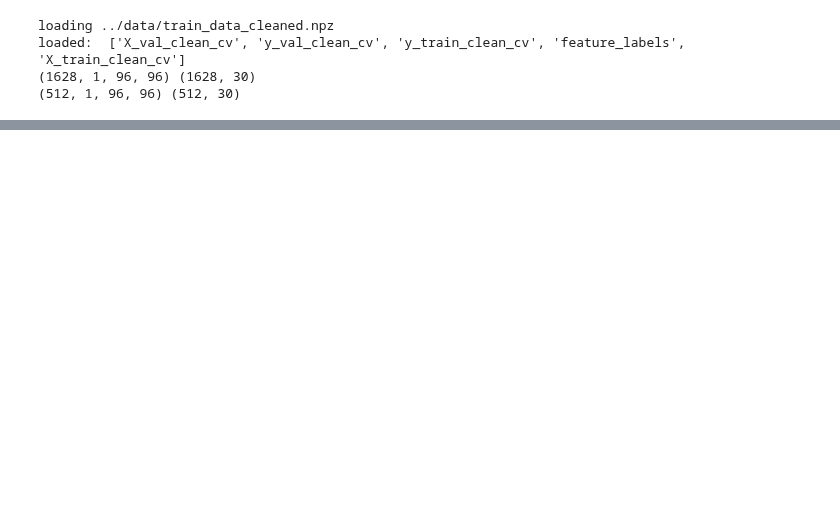
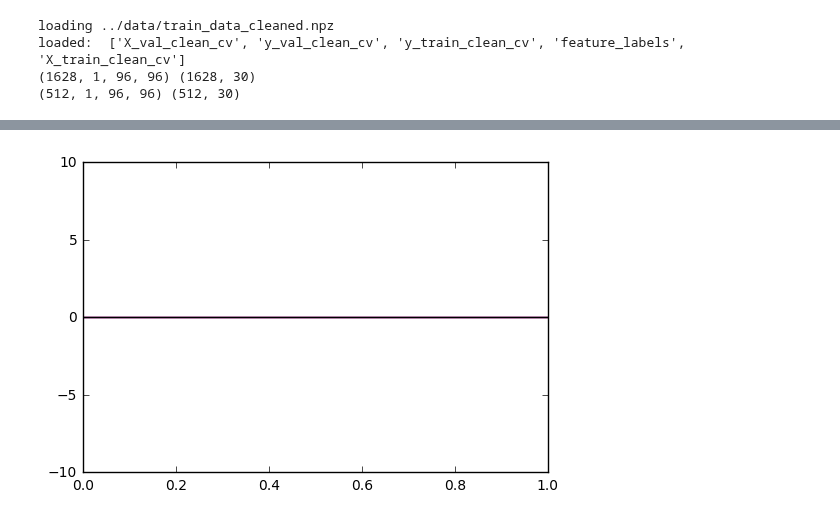
Before and after one commit to shaktisourav/facial_keypoint_recognition, a Jupyter notebook: src/facial_recog_le_net.ipynb, the cells around one changed output, grey strips where cells are left out. Drawn from its saved outputs; the diff is of its cells as text; code cells hidden in the pictures; blank space fills up the shorter version.

```diff
--- a/src/facial_recog_le_net.ipynb
+++ b/src/facial_recog_le_net.ipynb
@@ -315,3 +333,23 @@ ax1.set_ylim([0,1000])
+# %%
+# Determine training auto stop
+
+mean_10 = np.zeros_like(train_error)
+std_10 = np.zeros_like(train_error)
+mean_diff_10 = np.zeros_like(train_error)
+
+for idx in range(10, len(train_error)):
+    train_error_10 = train_error[idx-10:idx]
+    mean_10[idx] = np.mean(train_error_10)
+    std_10[idx] = np.std(train_error_10)
+    mean_diff_10[idx] = np.abs(np.mean(np.diff(train_error_10)))
+
+plt.plot(range(len(train_error)), mean_10, color='b')
+plt.plot(range(len(train_error)), std_10, color='r')
+plt.plot(range(len(train_error)), mean_diff_10, color='k')
+plt.ylim([-10, 10])
+plt.show()
+# %% [output]
+[figure, added]
 # %%
 print "training_error = %f, val_error = %f" % (train_error[-1], val_error[-1])
 # %% [output]
```
Also changed, not shown: parts of 13 cells of this notebook.
